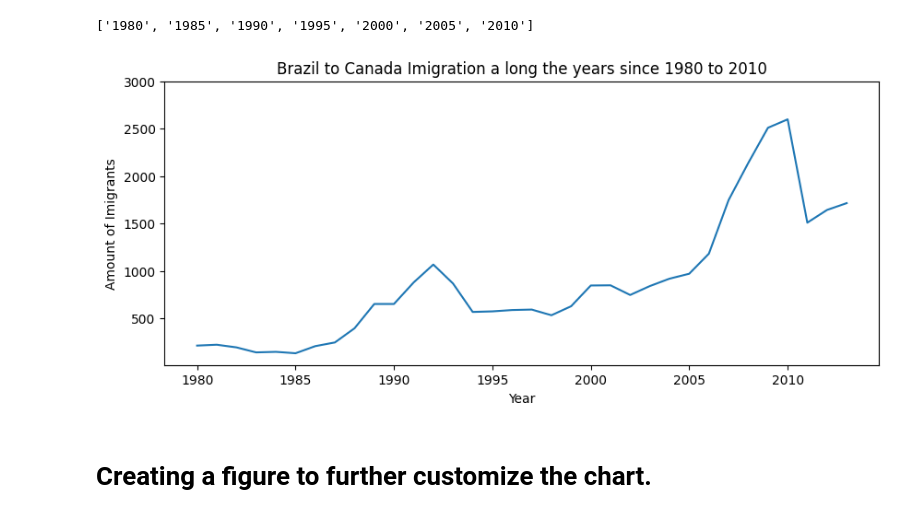
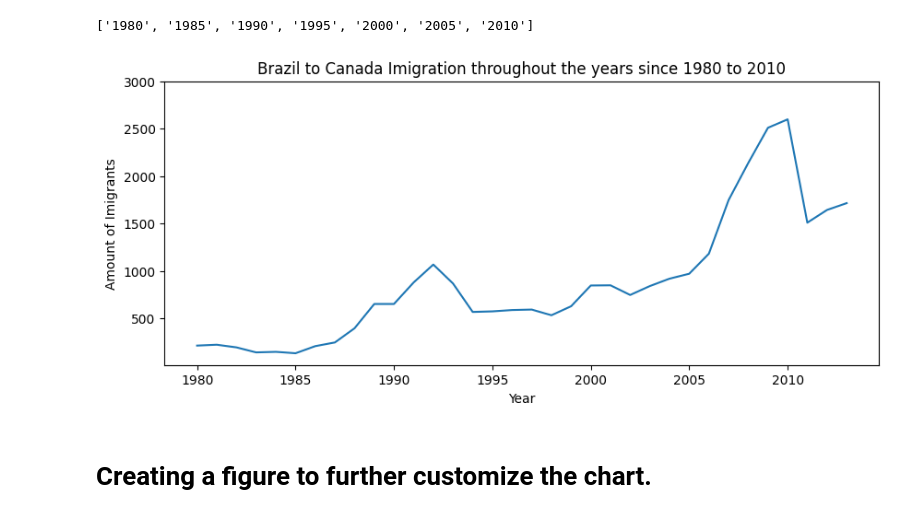
Before and after one commit to feliperrgama/brazil_to_canada_imigration_analisys, a Jupyter notebook: notebook/01_main_notebook.ipynb, the cells around one changed output. Cells and saved outputs as stored; diff of their text form; code cells hidden in the pictures.

```diff
--- a/notebook/01_main_notebook.ipynb
+++ b/notebook/01_main_notebook.ipynb
@@ -171,11 +171,7 @@ plt.plot(brazil_data_dataframe['ano'], brazil_data_dataframe['amount_of_imigrate
 [figure]
 # %%
 # Let's plot a graph showing the number of immigrants who went to Canada every 5 years. Then:
-five_to_five_years = []
-i = 0
-while i < len(my_years):
-    five_to_five_years.append(my_years[i])
-    i += 5
+five_to_five_years = [my_years[i] for i in range(0, len(my_years) + 1, 5)]
 
 # debugging
 print(five_to_five_years)
@@ -184,22 +180,22 @@ print(five_to_five_years)
 # %%
 plt.figure(figsize=(10, 4))
 
 plt.plot(brazil_data_dataframe['ano'], brazil_data_dataframe['amount_of_imigrates'])
 # adding the title and labels
-plt.title('Brazil to Canada Imigration a long the years since 1980 to 2010')
+plt.title('Brazil to Canada Imigration throughout the years since 1980 to 2010')
 
 # The labels:
 plt.xlabel('Year')
 plt.ylabel('Amount of Imigrants')
 
 # x-axis markings -> xticks()
 plt.xticks(five_to_five_years)
 plt.yticks([500, 1000, 1500, 2000, 2500, 3000])
 
 # Removing the plot information, leaving only the graphic visible.
-plt.show() # this interrupt the code run, so let it on the last line
+plt.show() # this interrupt the code to run, so put it on the last line
 # %% [output]
-[figure, old version]
+[figure, new version]
 # %% [markdown]
 # Creating a figure to further customize the chart.
 # %%
```
Also changed, not shown: parts of 14 cells of this notebook, 1 other file.
